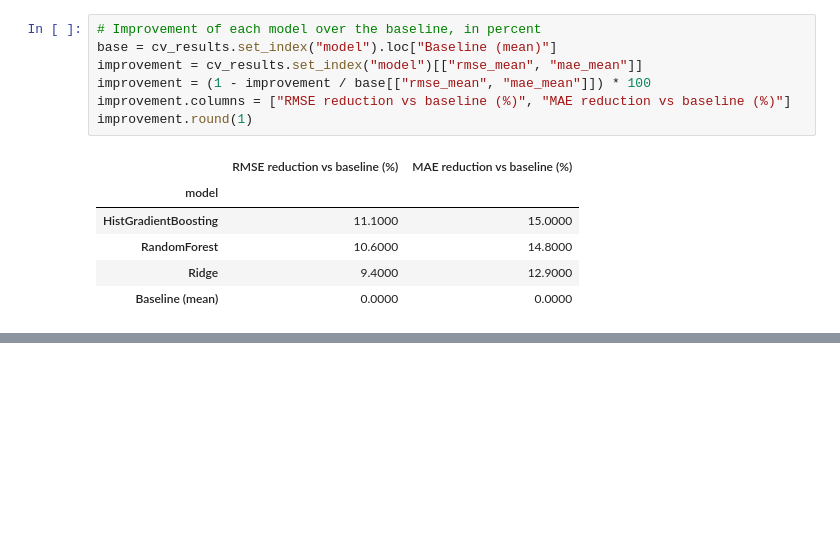
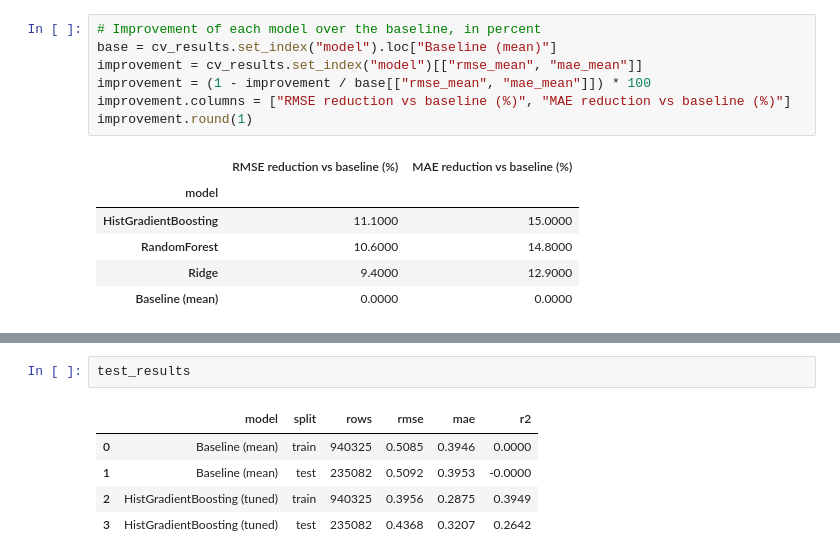
Before and after one commit to Anthonydavidperez1/CAP_3764_2026_Fall_Team_6, a Jupyter notebook: notebooks/06_modeling_p3.ipynb, the cells around one changed output, grey strips where cells are left out. Drawn from its saved outputs; the diff is of its cells as text; blank space fills up the shorter version.

```diff
--- a/notebooks/06_modeling_p3.ipynb
+++ b/notebooks/06_modeling_p3.ipynb
@@ -145,0 +201,8 @@ improvement.round(1)
+# %%
+test_results
+# %% [output]
+|  | model | split | rows | rmse | mae | r2 |
+| 0 | Baseline (mean) | train | 940325 | 0.5085 | 0.3946 | 0.0000 |
+| 1 | Baseline (mean) | test | 235082 | 0.5092 | 0.3953 | -0.0000 |
+| 2 | HistGradientBoosting (tuned) | train | 940325 | 0.3956 | 0.2875 | 0.3949 |
+| 3 | HistGradientBoosting (tuned) | test | 235082 | 0.4368 | 0.3207 | 0.2642 |
```
Also changed, not shown: parts of 17 cells of this notebook, 6 other files.
